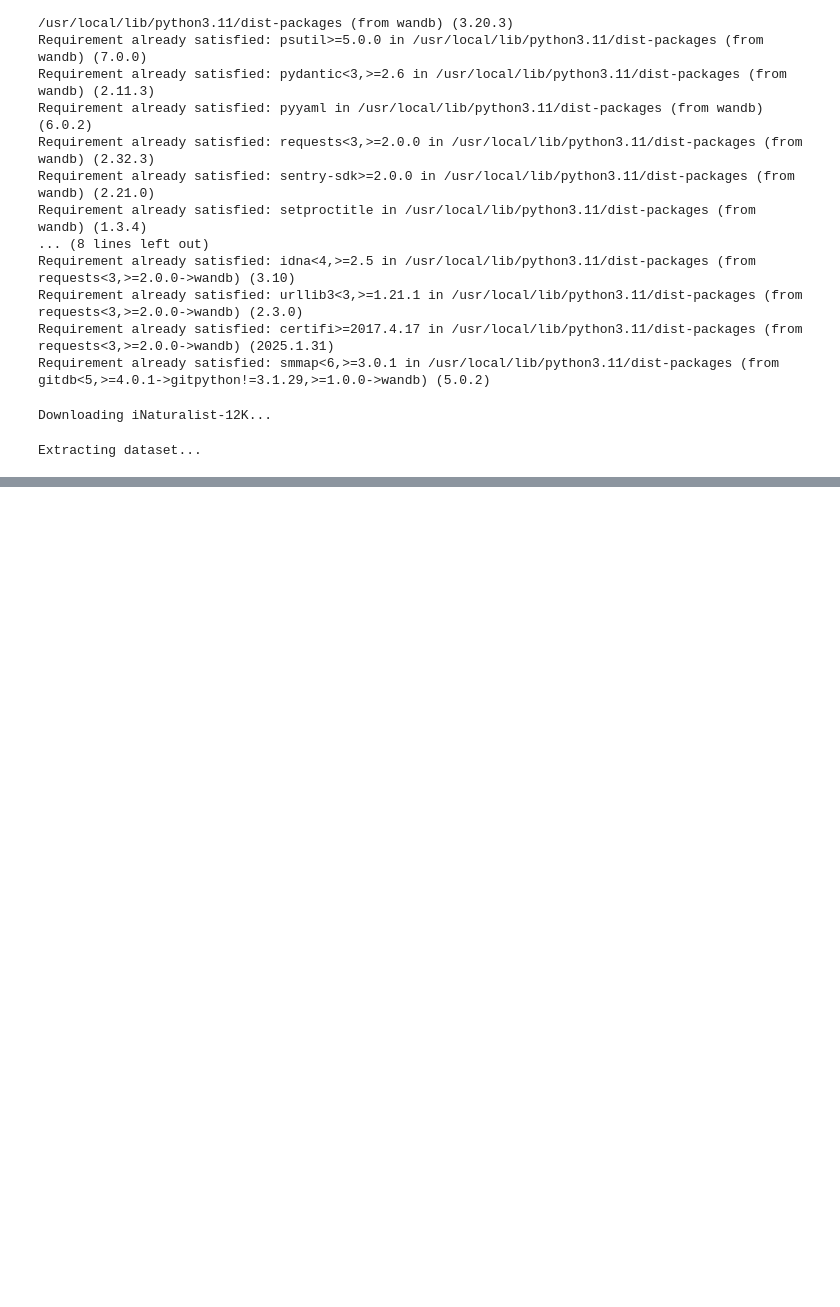
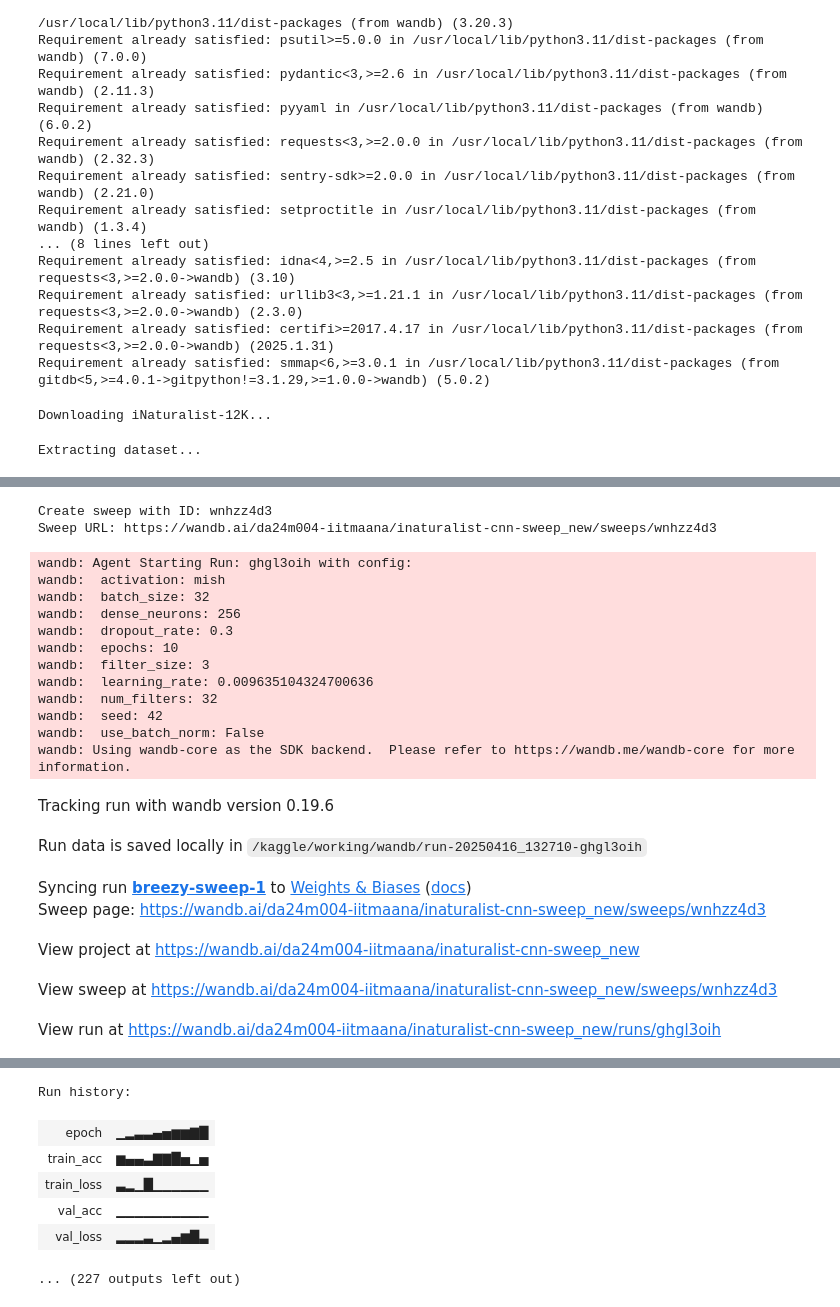
Before and after one commit to KnitRanger9/da6401_assignment2, a Jupyter notebook: partA.ipynb, the cells around one changed output, grey strips where cells are left out. Drawn from its saved outputs; the diff is of its cells as text; code cells hidden in the pictures; blank space fills up the shorter version.

Commit message:
Kaggle Notebook | pa2_Da6401.ipynb | Version 1

```diff
--- a/partA.ipynb
+++ b/partA.ipynb
@@ -104,0 +401,71 @@ X_train, Y_train, X_val, Y_val, X_test, Y_test = prepare_datasets(
+# %%
+
+# Define sweep configuration
+sweep_config = {
+    'method': 'bayes',  # Use Bayesian optimization
+    'metric': {
+        'name': 'val_acc',
+        'goal': 'maximize'
+    },
+    'parameters': {
+        'num_filters': {
+            'values': [16, 32, 64]
+        },
+        'filter_size': {
+            'values': [3]
+        },
+        'activation': {
+            'values': ['relu', 'gelu', 'silu', 'mish']
+        },
+        'dense_neurons': {
+            'values': [128, 256]
+        },
+        'learning_rate': {
+            'min': 1e-4,
+            'max': 1e-2
+        },
+        'batch_size': {
+            'values': [32, 64, 128]
+        },
+        'use_batch_norm': {
+            'values': [True, False]
+        },
+        'dropout_rate': {
+            'values': [0.2, 0.3, 0.4]
+        },
+        'epochs': {
+            'value': 5
+        },
+        'seed': {
+            'value': 42
+        }
+    }
+}
+
+# Initialize sweep
+sweep_id = wandb.sweep(sweep_config, project="inaturalist-cnn-sweep_01")
+
+# Run sweep
+wandb.agent(sweep_id, train, count=50)
+# %% [output]
+Create sweep with ID: wnhzz4d3
+Sweep URL: https://wandb.ai/da24m004-iitmaana/inaturalist-cnn-sweep_new/sweeps/wnhzz4d3
+wandb: Agent Starting Run: ghgl3oih with config:
+wandb:  activation: mish
+wandb:  batch_size: 32
+wandb:  dense_neurons: 256
+wandb:  dropout_rate: 0.3
+wandb:  epochs: 10
+wandb:  filter_size: 3
+wandb:  learning_rate: 0.009635104324700636
+wandb:  num_filters: 32
+wandb:  seed: 42
+wandb:  use_batch_norm: False
+wandb: Using wandb-core as the SDK backend.  Please refer to https://wandb.me/wandb-core for more information.
+Tracking run with wandb version 0.19.6
+Run data is saved locally in /kaggle/working/wandb/run-20250416_132710-ghgl3oih
+Syncing run breezy-sweep-1 to Weights & Biases (docs)
+Sweep page: https://wandb.ai/da24m004-iitmaana/inaturalist-cnn-sweep_new/sweeps/wnhzz4d3
+View project at https://wandb.ai/da24m004-iitmaana/inaturalist-cnn-sweep_new
+View sweep at https://wandb.ai/da24m004-iitmaana/inaturalist-cnn-sweep_new/sweeps/wnhzz4d3
+View run at https://wandb.ai/da24m004-iitmaana/inaturalist-cnn-sweep_new/runs/ghgl3oih
@@ -104,0 +490,7 @@ X_train, Y_train, X_val, Y_val, X_test, Y_test = prepare_datasets(
+Run history:
+| epoch | ▁▂▃▃▄▅▆▆▇█ |
+| train_acc | ▆▄▄▃▇▇█▅▁▅ |
+| train_loss | ▃▂▁█▁▁▁▁▁▁ |
+| val_acc | ▁▁▁▁▁▁▁▁▁▁ |
+| val_loss | ▂▂▂▃▁▂▄▆█▃ |
+... (227 outputs left out)
```
Also changed, not shown: parts of 11 cells of this notebook.
